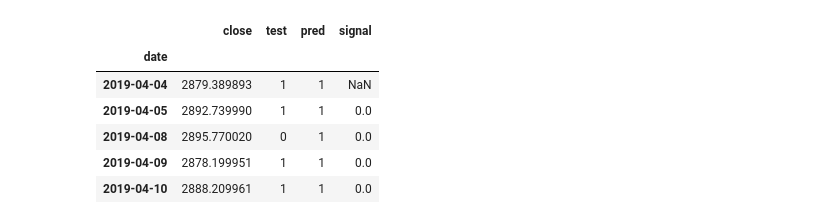
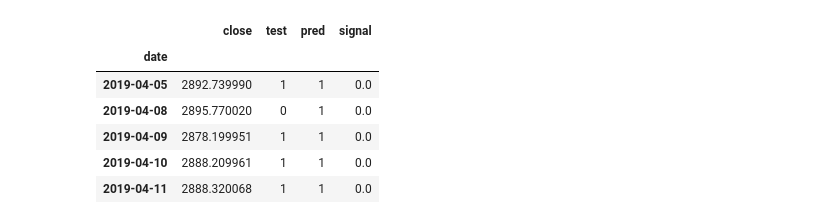
Before and after one commit to adamgulyas/cnn-vs-xgboost, a Jupyter notebook: notebooks/backtest.ipynb, the cells around one changed output. Saved outputs shown, nothing was run; the diff lists cells and outputs as text; code cells hidden in the pictures.

```diff
--- a/notebooks/backtest.ipynb
+++ b/notebooks/backtest.ipynb
@@ -7,12 +8,13 @@ import streamlit as st
 # %%
 df = pd.read_csv('../csv/trading.csv', index_col='date', parse_dates=True, infer_datetime_format=True)
 df['signal'] = df['pred'].diff()
+df.dropna(inplace=True)
 df.head()
 # %% [output]
 |  | close | test | pred | signal |
 | date |  |  |  |  |
-| 2019-04-04 | 2879.389893 | 1 | 1 | NaN |
 | 2019-04-05 | 2892.739990 | 1 | 1 | 0.0 |
 | 2019-04-08 | 2895.770020 | 0 | 1 | 0.0 |
 | 2019-04-09 | 2878.199951 | 1 | 1 | 0.0 |
 | 2019-04-10 | 2888.209961 | 1 | 1 | 0.0 |
+| 2019-04-11 | 2888.320068 | 1 | 1 | 0.0 |
```
Also changed, not shown: parts of 4 cells of this notebook, 2 other files.
